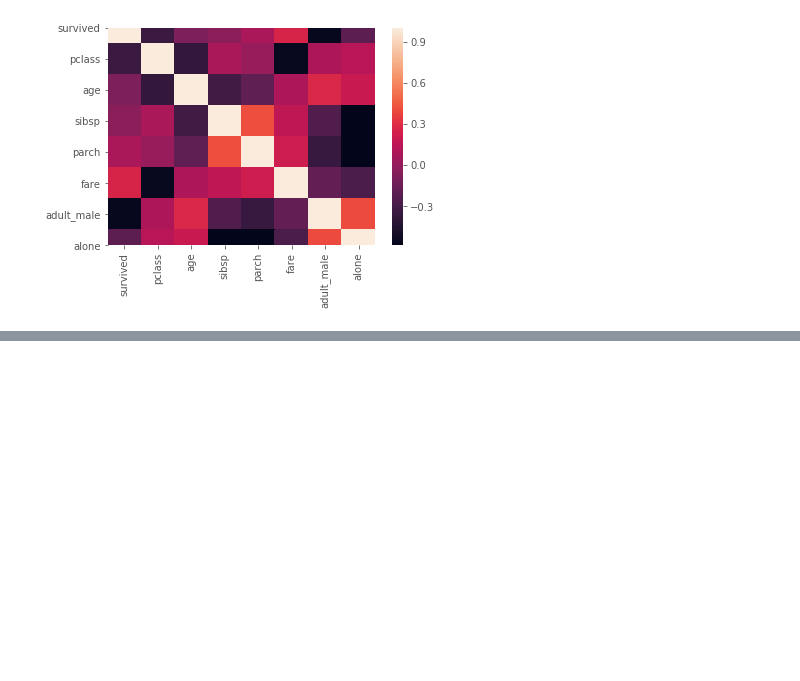
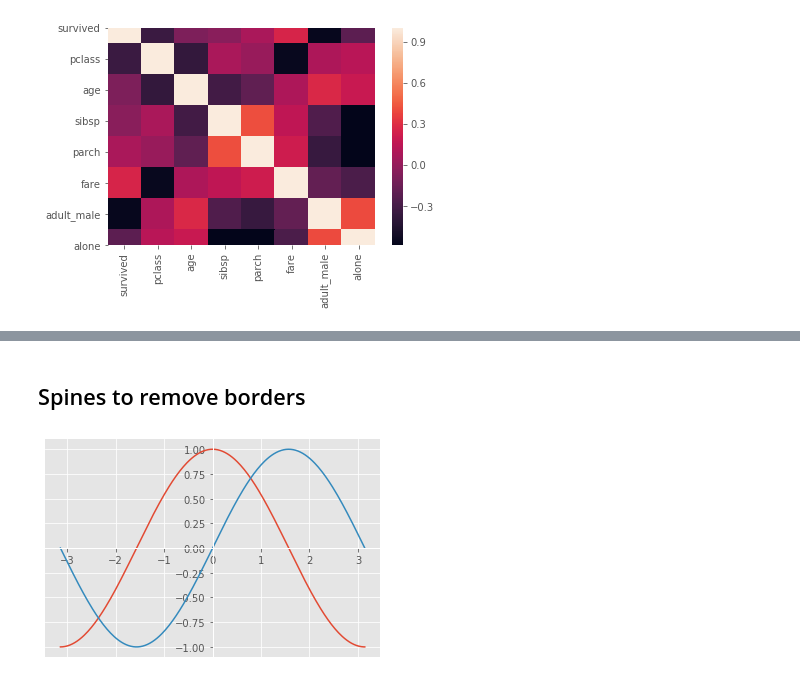
Before and after one commit to lohith0501/Data-Visualization-Using-Matplotlib-Seaborn, a Jupyter notebook: Data Visualization.ipynb, the cells around one changed output, grey strips where cells are left out. Cells and saved outputs as stored; diff of their text form; code cells hidden in the pictures; blank space fills up the shorter version.

```diff
--- a/Data Visualization.ipynb
+++ b/Data Visualization.ipynb
@@ -245,0 +274,15 @@ sns.heatmap(titanic.corr())
+# %% [markdown]
+## Spines to remove borders
+# %%
+plt.plot(x,C)
+plt.plot(x,S)
+ax=plt.gca()
+# ax.spines['right'].set_color('none') # Change color or remove spines
+ax.spines['top'].set_visible(False) # Better approach to remove spines
+
+ax.spines['bottom'].set_position(('data',0))
+ax.xaxis.set_ticks_position('bottom')
+ax.spines['left'].set_position(('data',0))
+ax.yaxis.set_ticks_position('left')
+# %% [output]
+[figure, added]
```
Also changed, not shown: parts of 31 cells of this notebook.
